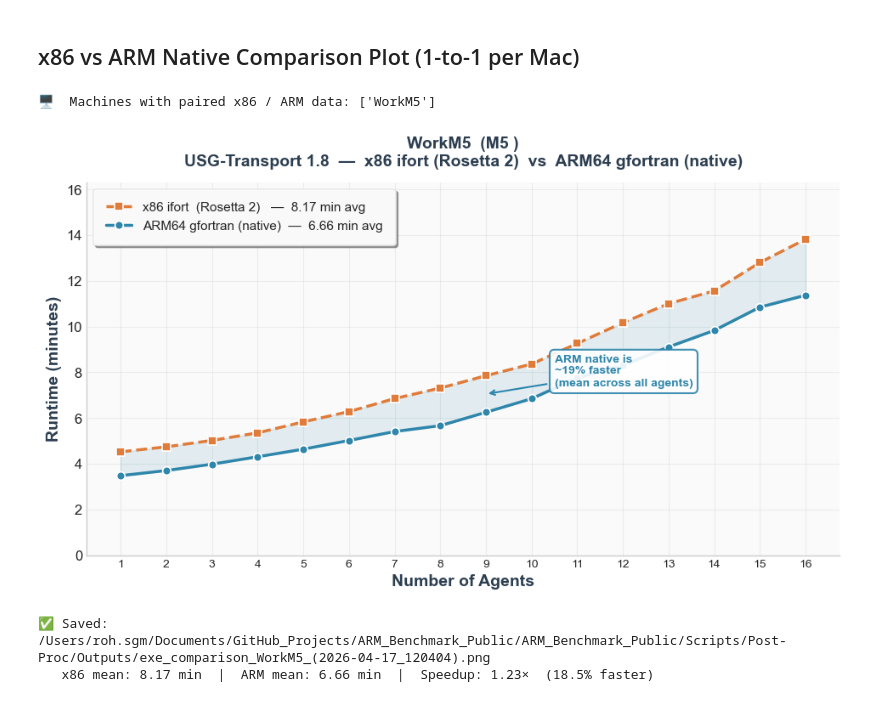
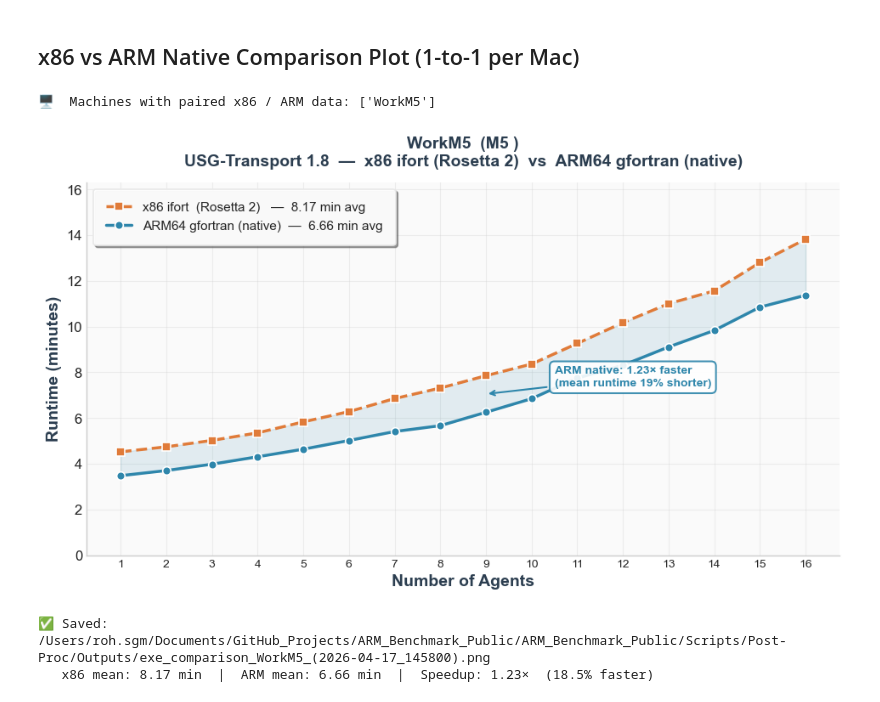
Before and after one commit to roh-sgm/ARM_Benchmark_Public, a Jupyter notebook: Scripts/Post-Proc/Runtime_Plots_1.ipynb, the cells around one changed output. Saved outputs shown, nothing was run; the diff lists cells and outputs as text; code cells hidden in the pictures.

```diff
--- a/Scripts/Post-Proc/Runtime_Plots_1.ipynb
+++ b/Scripts/Post-Proc/Runtime_Plots_1.ipynb
@@ -1249,10 +1249,12 @@ def plot_exe_comparison(data, extra_meta_data, config):
         # Speedup annotation at midpoint
         if show_speedup:
             mid = n // 2
-            speedup_pct = (rt_x86[mid] - rt_arm[mid]) / rt_x86[mid] * 100
-            mean_speedup = (np.nanmean(rt_x86[:n]) - np.nanmean(rt_arm[:n])) / np.nanmean(rt_x86[:n]) * 100
+            mean_x86 = np.nanmean(rt_x86[:n])
+            mean_arm = np.nanmean(rt_arm[:n])
+            runtime_reduction = (mean_x86 - mean_arm) / mean_x86 * 100  # % shorter runtime
+            speedup_ratio = mean_x86 / mean_arm                          # × faster
             ax.annotate(
-                f'ARM native is\n~{mean_speedup:.0f}% faster\n(mean across all agents)',
+                f'ARM native: {speedup_ratio:.2f}× faster\n(mean runtime {runtime_reduction:.0f}% shorter)',
                 xy=(mid, (rt_x86[mid] + rt_arm[mid]) / 2),
                 xytext=(mid + 1.5, (rt_x86[mid] + rt_arm[mid]) / 2 * 1.05),
                 fontsize=10, fontweight='bold', color=color_arm,
@@ -1286,33 +1288,33 @@ def plot_exe_comparison(data, extra_meta_data, config):
             output_folder,
             f'exe_comparison_{safe_name}_({current_time}).png'
         )
         fig.savefig(out_path, dpi=dpi, bbox_inches='tight',
                     facecolor='white', edgecolor='none')
         plt.show()
         saved_paths.append(out_path)
         print(f'✅ Saved: {out_path}')
 
         mean_x86 = np.nanmean(rt_x86[:n])
         mean_arm = np.nanmean(rt_arm[:n])
         print(f'   x86 mean: {mean_x86:.2f} min  |  ARM mean: {mean_arm:.2f} min  '
               f'|  Speedup: {mean_x86/mean_arm:.2f}×  ({(mean_x86-mean_arm)/mean_x86*100:.1f}% faster)')
         plt.close(fig)
 
     return saved_paths
 
 
 # ── Example usage ─────────────────────────────────────────────────────────────
 config_exe_comparison = {
     'computer_filter': [],          # [] = all machines with paired data; or e.g. ['WorkM5']
     'output_folder': os.path.join(cwd, 'Outputs'),
     'figsize': (10, 6),
     'dpi': 300,
     'show_speedup': True,
 }
 
 saved = plot_exe_comparison(data, extra_meta_data, config_exe_comparison)
 # %% [output]
 🖥️  Machines with paired x86 / ARM data: ['WorkM5']
-[figure, old version]
+[figure, new version]
-✅ Saved: /Users/roh.sgm/Documents/GitHub_Projects/ARM_Benchmark_Public/ARM_Benchmark_Public/Scripts/Post-Proc/Outputs/exe_comparison_WorkM5_(2026-04-17_120404).png
+✅ Saved: /Users/roh.sgm/Documents/GitHub_Projects/ARM_Benchmark_Public/ARM_Benchmark_Public/Scripts/Post-Proc/Outputs/exe_comparison_WorkM5_(2026-04-17_145800).png
    x86 mean: 8.17 min  |  ARM mean: 6.66 min  |  Speedup: 1.23×  (18.5% faster)
```
Also changed, not shown: parts of 2 cells of this notebook, 22 other files.
